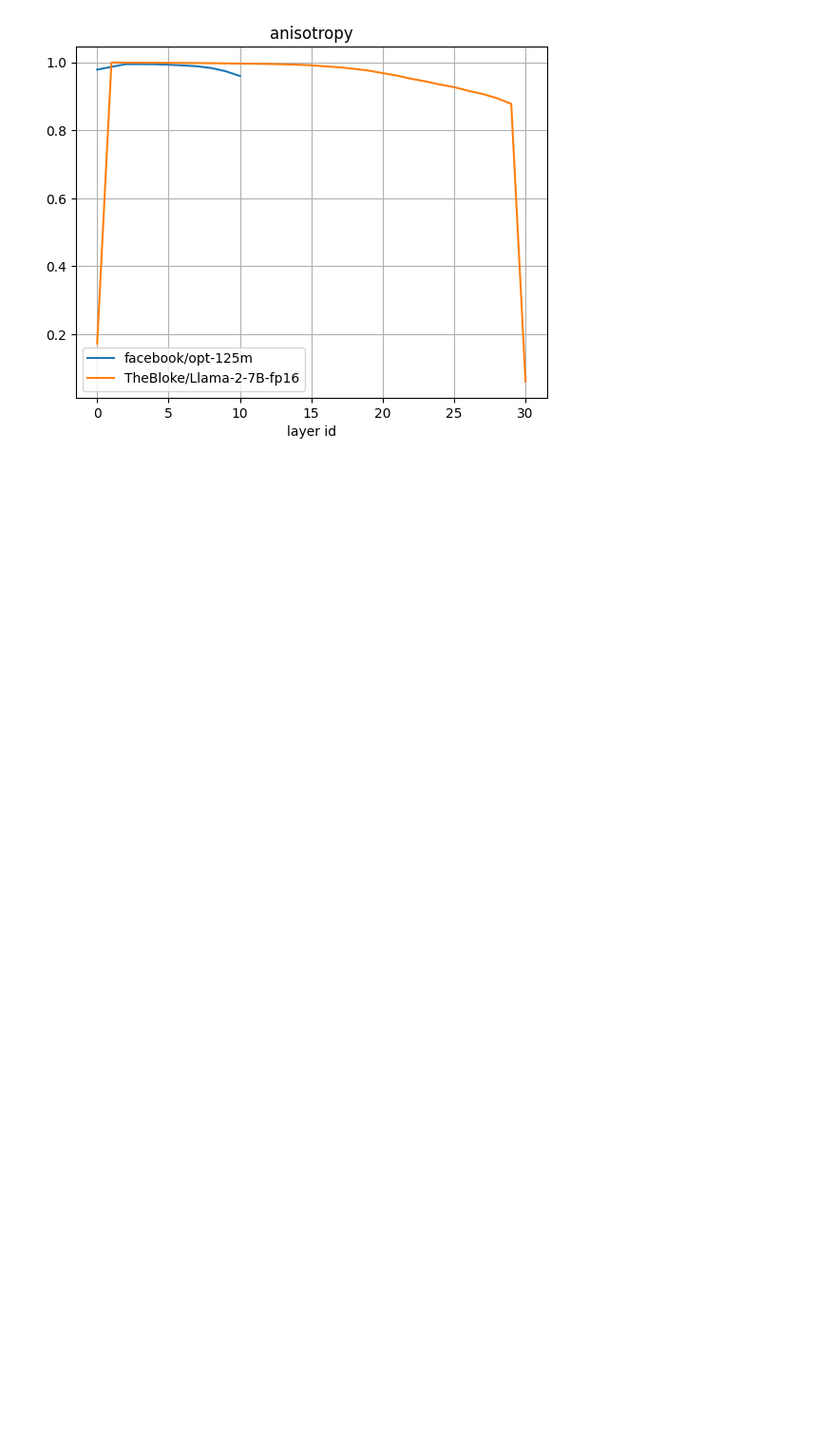
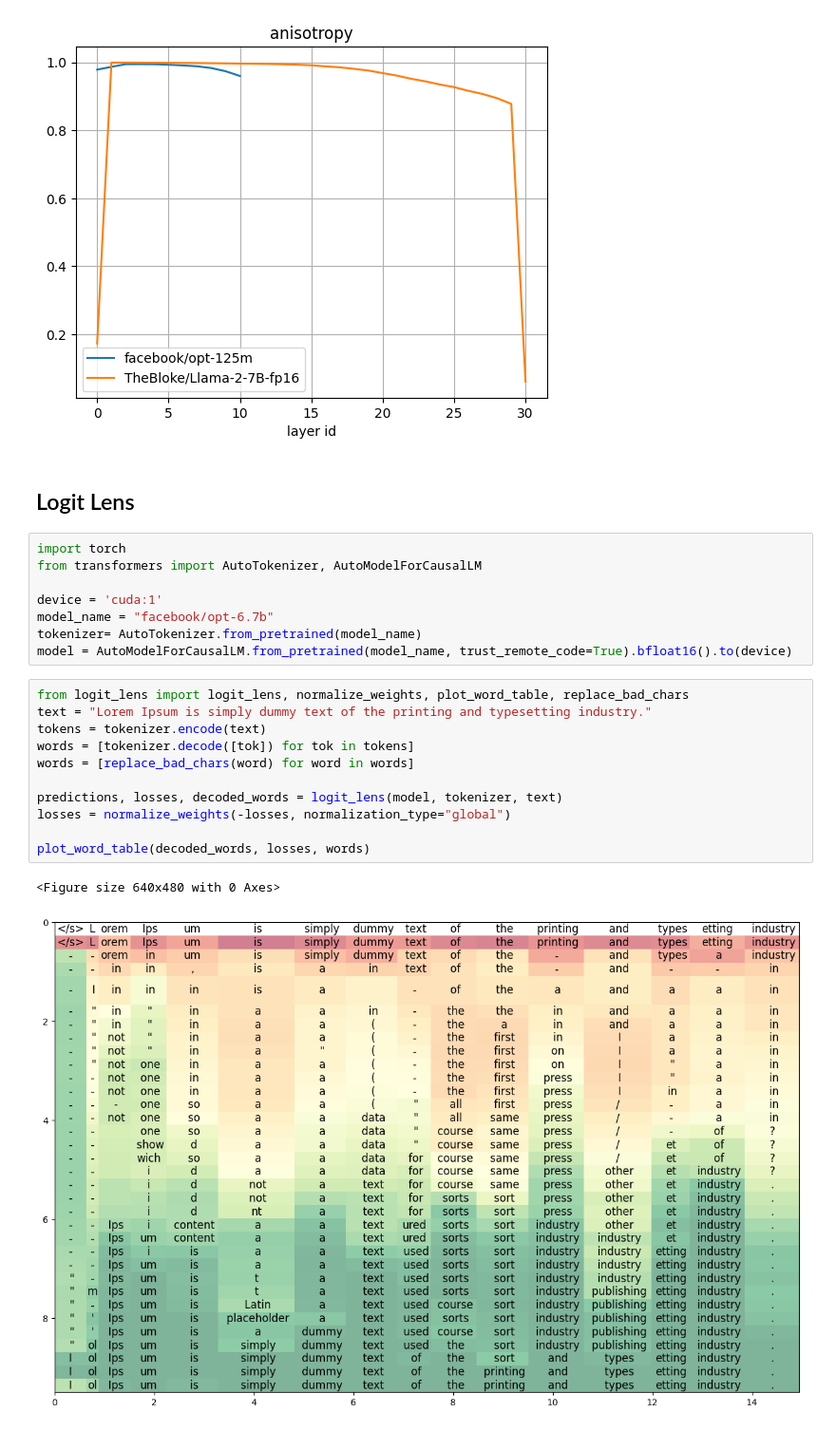
Before and after one commit to AIRI-Institute/LLM-Microscope, a Jupyter notebook: LLM_microscope.ipynb, the cells around one changed output. Shown: that part at 95% size. Saved outputs shown, nothing was run; the diff lists cells and outputs as text; blank space fills up the shorter version.

```diff
--- a/LLM_microscope.ipynb
+++ b/LLM_microscope.ipynb
@@ -238,3 +240,27 @@ for metric_name in all_results.keys():
 [figure]
 [figure]
 [figure]
+# %% [markdown]
+## Logit Lens
+# %%
+import torch
+from transformers import AutoTokenizer, AutoModelForCausalLM
+
+device = 'cuda:1'
+model_name = "facebook/opt-6.7b"
+tokenizer= AutoTokenizer.from_pretrained(model_name)
+model = AutoModelForCausalLM.from_pretrained(model_name, trust_remote_code=True).bfloat16().to(device)
+# %%
+from logit_lens import logit_lens, normalize_weights, plot_word_table, replace_bad_chars
+text = "Lorem Ipsum is simply dummy text of the printing and typesetting industry."
+tokens = tokenizer.encode(text)
+words = [tokenizer.decode([tok]) for tok in tokens]
+words = [replace_bad_chars(word) for word in words]
+
+predictions, losses, decoded_words = logit_lens(model, tokenizer, text)
+losses = normalize_weights(-losses, normalization_type="global")
+
+plot_word_table(decoded_words, losses, words)
+# %% [output]
+<Figure size 640x480 with 0 Axes>
+[figure, added]
```
Also changed, not shown: parts of 1 cell of this notebook, 2 other files.
